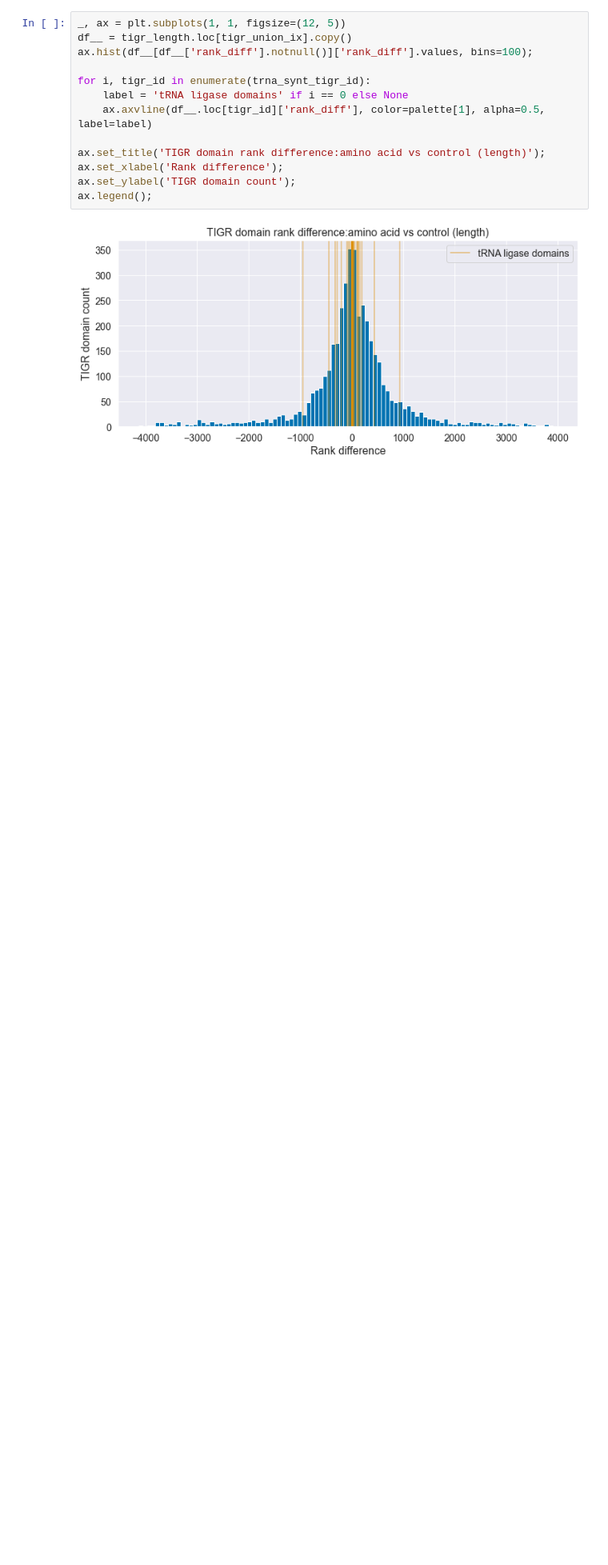
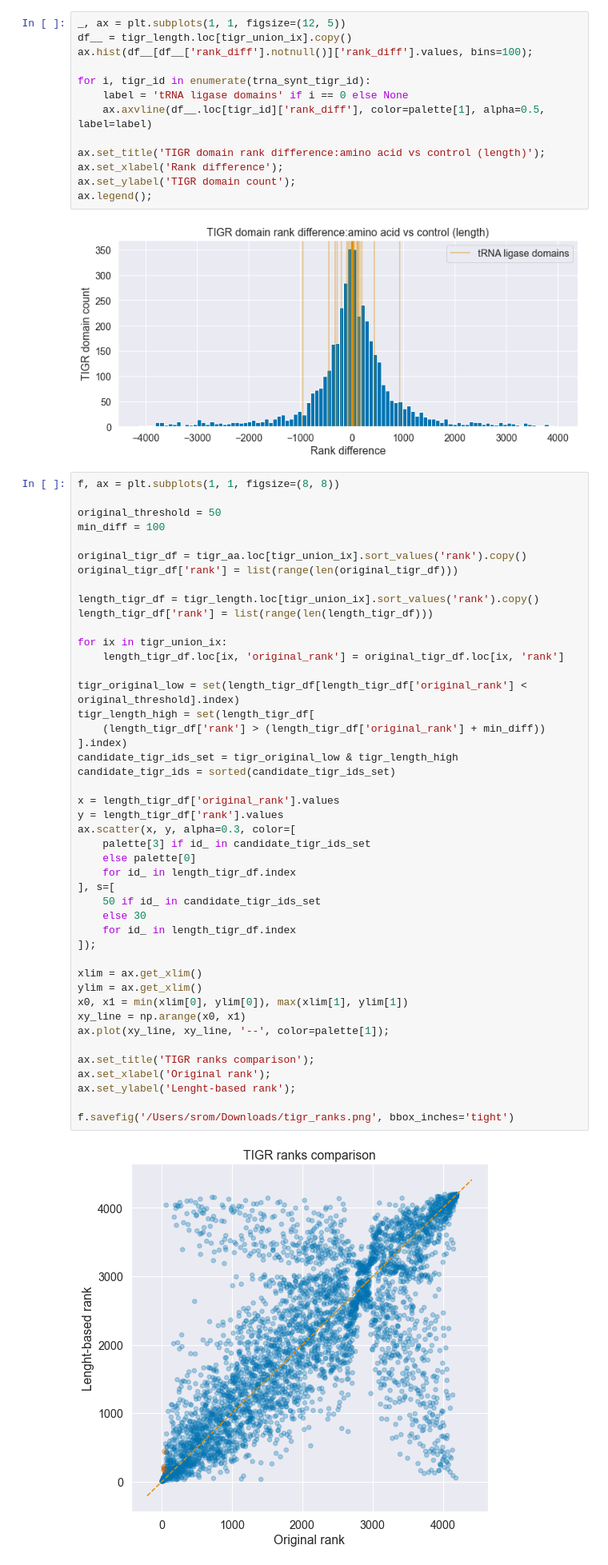
Before and after one commit to srom/nbias, a Jupyter notebook: notebook/AA distance vs length.ipynb, the cells around one changed output. Shown at 80% size. Drawn from its saved outputs; the diff is of its cells as text; blank space fills up the shorter version.

```diff
--- a/notebook/AA distance vs length.ipynb
+++ b/notebook/AA distance vs length.ipynb
@@ -1008,3 +1127,50 @@ ax.set_ylabel('TIGR domain count');
 ax.legend();
 # %% [output]
 [figure]
+# %%
+f, ax = plt.subplots(1, 1, figsize=(8, 8))
+
+original_threshold = 50
+min_diff = 100
+
+original_tigr_df = tigr_aa.loc[tigr_union_ix].sort_values('rank').copy()
+original_tigr_df['rank'] = list(range(len(original_tigr_df)))
+
+length_tigr_df = tigr_length.loc[tigr_union_ix].sort_values('rank').copy()
+length_tigr_df['rank'] = list(range(len(length_tigr_df)))
+
+for ix in tigr_union_ix:
+    length_tigr_df.loc[ix, 'original_rank'] = original_tigr_df.loc[ix, 'rank']
+
+tigr_original_low = set(length_tigr_df[length_tigr_df['original_rank'] < original_threshold].index)
+tigr_length_high = set(length_tigr_df[
+    (length_tigr_df['rank'] > (length_tigr_df['original_rank'] + min_diff))
+].index)
+candidate_tigr_ids_set = tigr_original_low & tigr_length_high
+candidate_tigr_ids = sorted(candidate_tigr_ids_set)
+
+x = length_tigr_df['original_rank'].values
+y = length_tigr_df['rank'].values
+ax.scatter(x, y, alpha=0.3, color=[
+    palette[3] if id_ in candidate_tigr_ids_set
+    else palette[0]
+    for id_ in length_tigr_df.index
+], s=[
+    50 if id_ in candidate_tigr_ids_set
+    else 30
+    for id_ in length_tigr_df.index
+]);
+
+xlim = ax.get_xlim()
+ylim = ax.get_xlim()
+x0, x1 = min(xlim[0], ylim[0]), max(xlim[1], ylim[1])
+xy_line = np.arange(x0, x1)
+ax.plot(xy_line, xy_line, '--', color=palette[1]);
+
+ax.set_title('TIGR ranks comparison');
+ax.set_xlabel('Original rank');
+ax.set_ylabel('Lenght-based rank');
+
+f.savefig('/Users/srom/Downloads/tigr_ranks.png', bbox_inches='tight')
+# %% [output]
+[figure, added]
```
Also changed, not shown: parts of 31 cells of this notebook, 1 other file.
